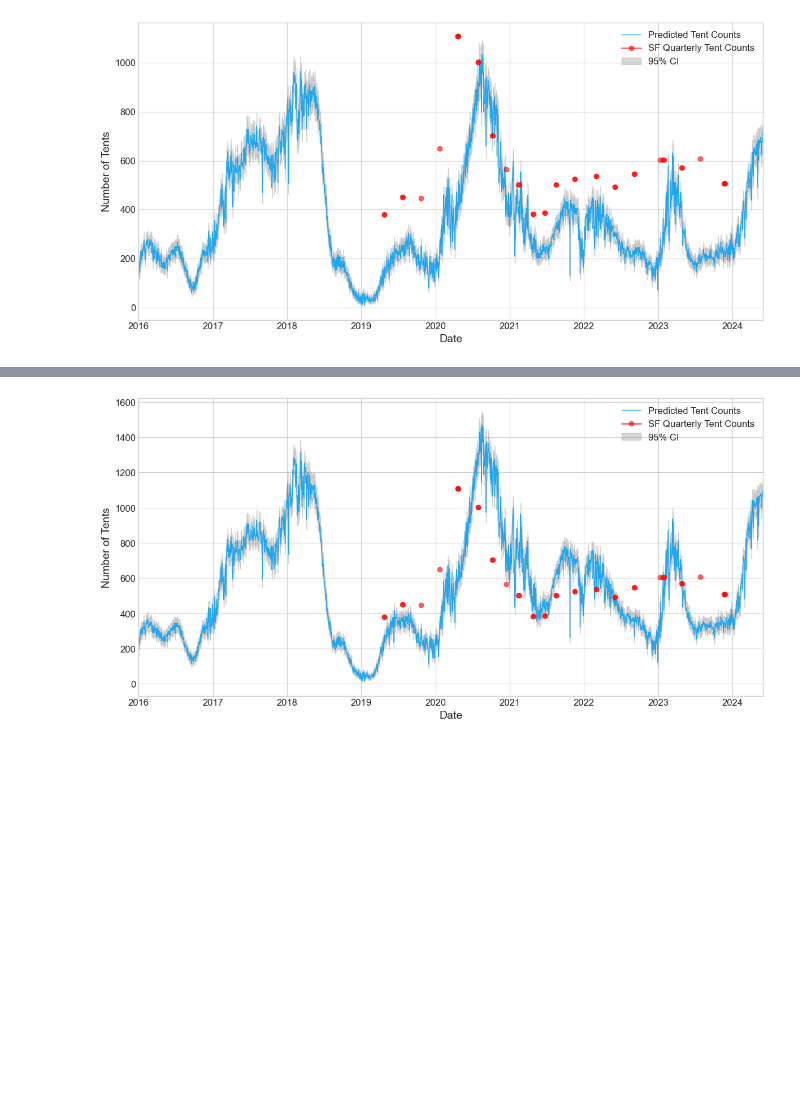
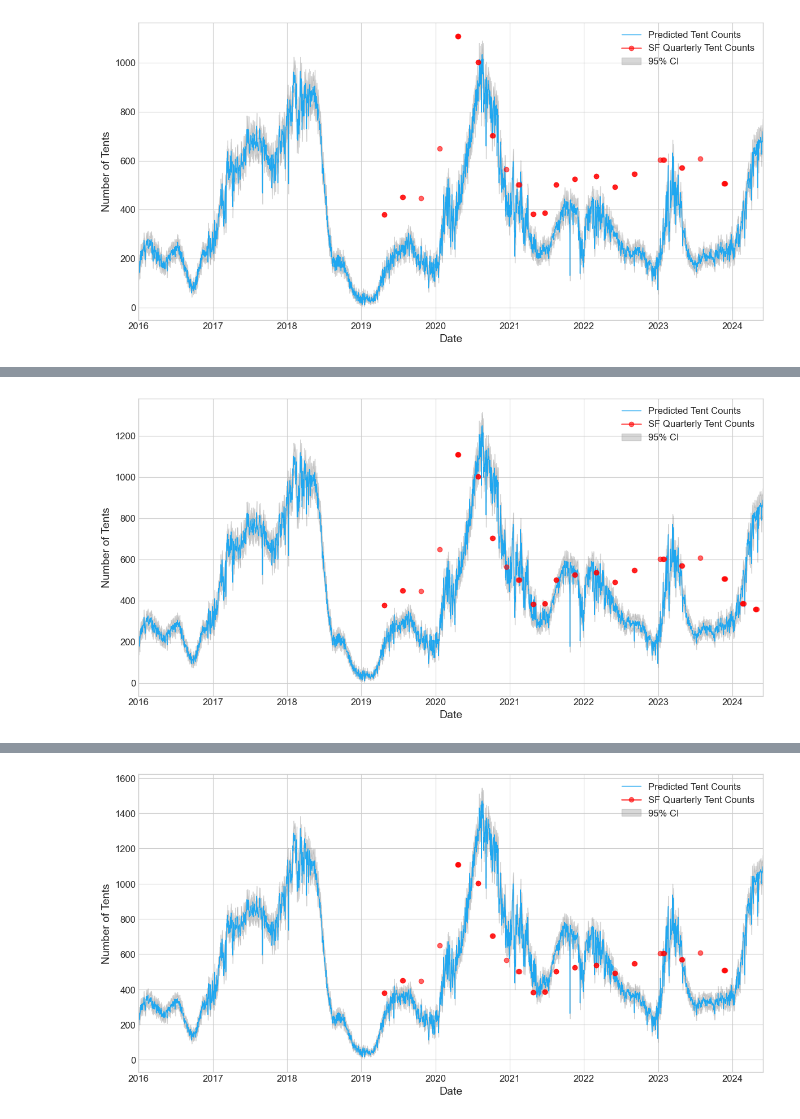
Before and after one commit to yilmajung/HOMELESSSTUDY_EPJDS_2025_v2, a Jupyter notebook: aggregate_MC.ipynb, the cells around one changed output, grey strips where cells are left out. Cells and saved outputs as stored; diff of their text form; code cells hidden in the pictures; blank space fills up the shorter version.

```diff
--- a/aggregate_MC.ipynb
+++ b/aggregate_MC.ipynb
@@ -843,3 +1600,9 @@ df_sf.head()
+# %%
+# Merge df_daily_68_noclamp and df_sf on 'timestamp'
+df_merge_68_noclamp = df_daily_68_noclamp.merge(df_sf[df_sf['timestamp'] < '2025-01-01'][['timestamp', 'tents', 'tent_struc']], on='timestamp', how='left')
+
+# Merge df_daily_69_noclamp and df_sf on 'timestamp'
+df_merge_69_noclamp = df_daily_69_noclamp.merge(df_sf[df_sf['timestamp'] < '2025-01-01'][['timestamp', 'tents', 'tent_struc']], on='timestamp', how='left')
 # %%
 # Merge df_daily_75 and df_sf on 'timestamp'
 df_merge = df_daily_75.merge(df_sf[df_sf['timestamp'] < '2024-01-01'][['timestamp', 'tents', 'tent_struc']], on='timestamp', how='left')
@@ -1089,0 +1932,61 @@ plt.show()
+# %%
+# Threshold: 0.69, no clamping
+import datetime as dt
+import statsmodels.api as sm
+
+start_date = dt.datetime(2016, 1, 1)
+end_date = dt.datetime(2024, 5, 31)
+
+# Plot time-series
+plt.figure(figsize=(12, 6))
+plt.style.use('seaborn-v0_8-whitegrid')
+
+# Predicted mean
+plt.plot(
+    df_merge_69_noclamp['timestamp'],
+    df_merge_69_noclamp['mean_total'],
+    label='Predicted Tent Counts',
+    color='#1FA7F0',
+    linewidth=1
+)
+
+plt.plot(
+    df_merge_69_noclamp['timestamp'],
+    df_merge_69_noclamp['tent_struc'],
+    label='SF Quarterly Tent Counts',
+    alpha=0.6,
+    marker='o',
+    color='red',
+    linewidth=2
+)
+
+# plt.bar(
+#     df_merge_69_noclamp['timestamp'],
+#     df_merge_69_noclamp['tent_struc'],
+#     label='SF Quarterly Tent Counts',
+#     alpha=0.6,
+#     color='k'
+# )
+
+# Uncertainty band
+plt.fill_between(
+    df_merge_69_noclamp['timestamp'],
+    df_merge_69_noclamp['lower95'],
+    df_merge_69_noclamp['upper95'],
+    color='gray',
+    alpha=0.3,
+    label='95% CI'
+)
+
+plt.xlabel('Date', fontsize=14)
+plt.ylabel('Number of Tents', fontsize=14)
+plt.legend(fontsize=12)
+#plt.ylim(0,100)
+plt.xlim(start_date, end_date)
+plt.xticks(fontsize=12)
+plt.yticks(fontsize=12)
+
+plt.tight_layout()
+plt.show()
+# %% [output]
+[figure, added]
```
Also changed, not shown: parts of 17 cells of this notebook.
